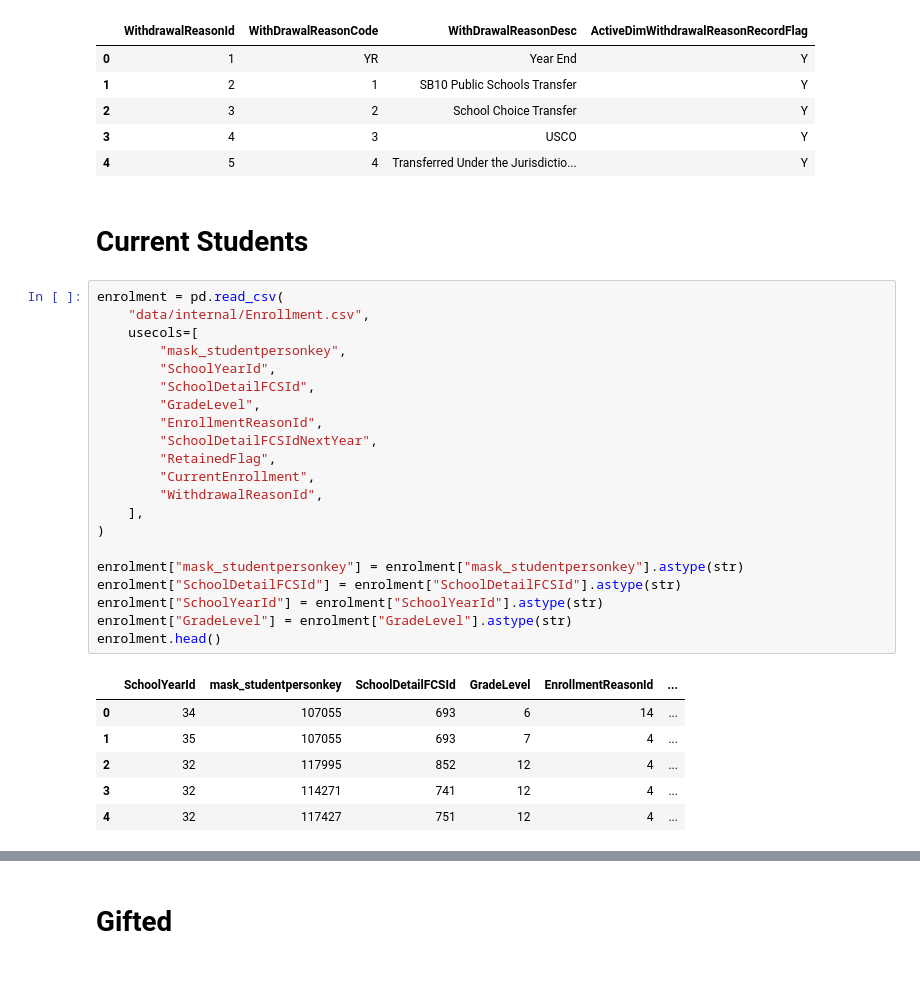
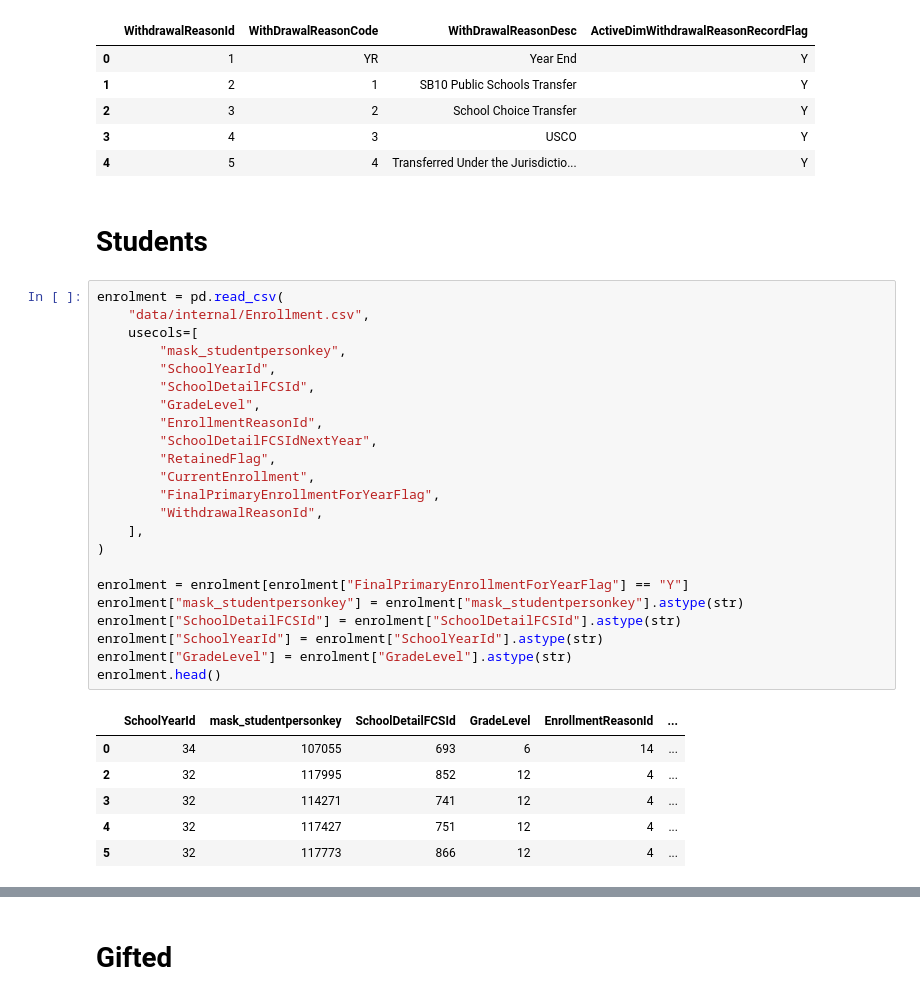
Before and after one commit to shermanpch/ai-coach, a Jupyter notebook: notebooks/001_create_student_profile_dataset.ipynb, the cells around one changed output, grey strips where cells are left out. Saved outputs shown, nothing was run; the diff lists cells and outputs as text.

```diff
--- a/notebooks/001_create_student_profile_dataset.ipynb
+++ b/notebooks/001_create_student_profile_dataset.ipynb
@@ -109,35 +127,37 @@ withdrawal_reason.head()
 | 3 | 4 | 3 | USCO | Y |
 | 4 | 5 | 4 | Transferred Under the Jurisdictio... | Y |
 # %% [markdown]
-# Current Students
+# Students
 # %%
 enrolment = pd.read_csv(
     "data/internal/Enrollment.csv",
     usecols=[
         "mask_studentpersonkey",
         "SchoolYearId",
         "SchoolDetailFCSId",
         "GradeLevel",
         "EnrollmentReasonId",
         "SchoolDetailFCSIdNextYear",
         "RetainedFlag",
         "CurrentEnrollment",
+        "FinalPrimaryEnrollmentForYearFlag",
         "WithdrawalReasonId",
     ],
 )
 
+enrolment = enrolment[enrolment["FinalPrimaryEnrollmentForYearFlag"] == "Y"]
 enrolment["mask_studentpersonkey"] = enrolment["mask_studentpersonkey"].astype(str)
 enrolment["SchoolDetailFCSId"] = enrolment["SchoolDetailFCSId"].astype(str)
 enrolment["SchoolYearId"] = enrolment["SchoolYearId"].astype(str)
 enrolment["GradeLevel"] = enrolment["GradeLevel"].astype(str)
 enrolment.head()
 # %% [output]
 |  | SchoolYearId | mask_studentpersonkey | SchoolDetailFCSId | GradeLevel | EnrollmentReasonId | ... |
 | 0 | 34 | 107055 | 693 | 6 | 14 | ... |
-| 1 | 35 | 107055 | 693 | 7 | 4 | ... |
 | 2 | 32 | 117995 | 852 | 12 | 4 | ... |
 | 3 | 32 | 114271 | 741 | 12 | 4 | ... |
 | 4 | 32 | 117427 | 751 | 12 | 4 | ... |
+| 5 | 32 | 117773 | 866 | 12 | 4 | ... |
 # %%
 enrolment = (
     pd.merge(enrolment, enrolment_reason, on=["EnrollmentReasonId"], how="left")
```
Also changed, not shown: parts of 13 cells of this notebook, 9 other files.
